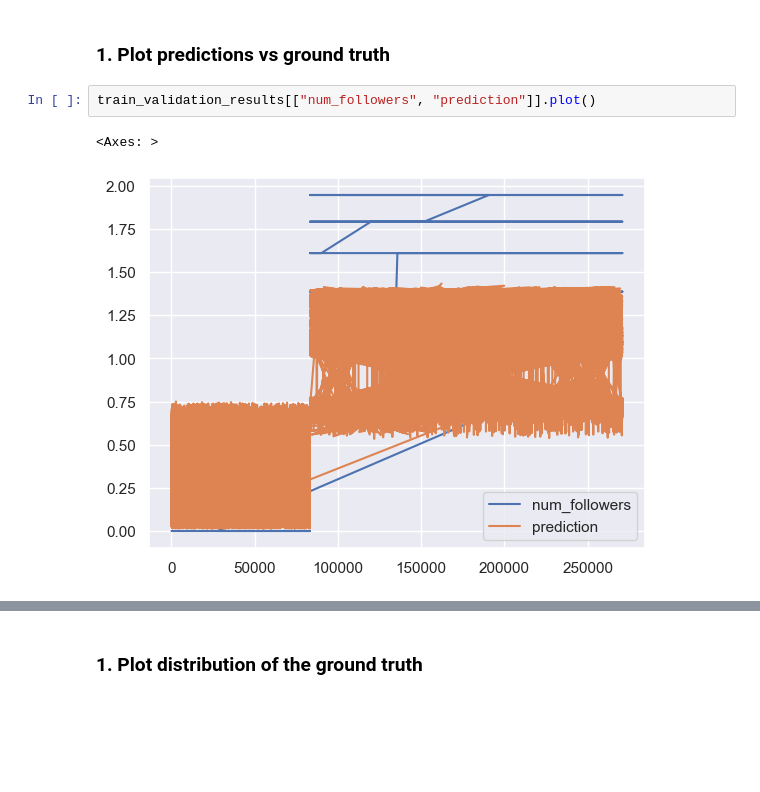
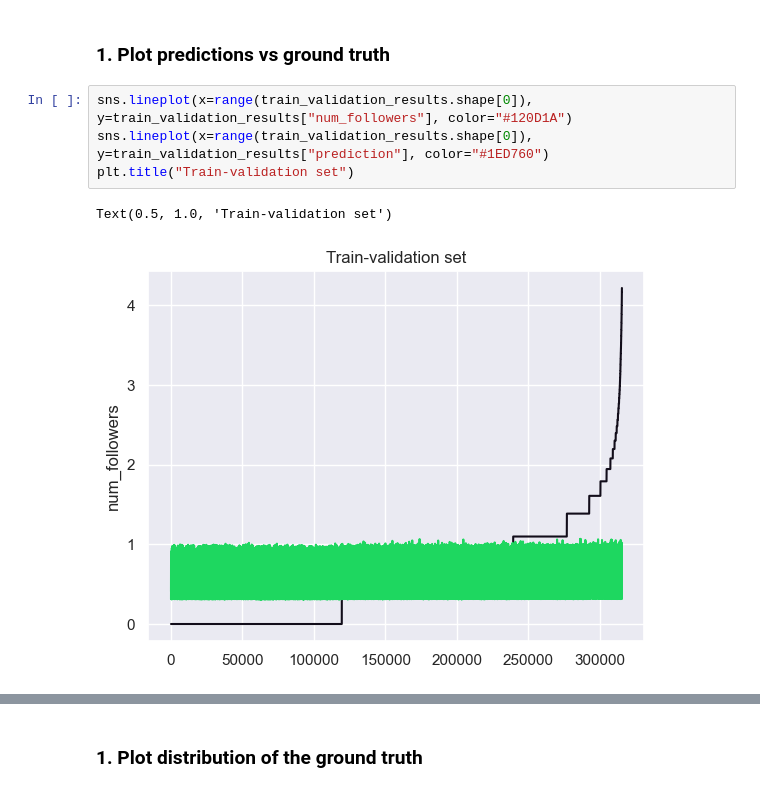
Before and after one commit to Bindila-Bogdan/Decoding-Playlist-Success, a Jupyter notebook: notebooks/results_analysis.ipynb, the cells around one changed output, grey strips where cells are left out. Saved outputs shown, nothing was run; the diff lists cells and outputs as text; blank space fills up the shorter version.

```diff
--- a/notebooks/results_analysis.ipynb
+++ b/notebooks/results_analysis.ipynb
@@ -25,8 +25,10 @@ test_results = pd.read_csv(
 ).sort_values("num_followers")
 # %% [markdown]
 ### 1. Plot predictions vs ground truth
-# %%
-train_validation_results[["num_followers", "prediction"]].plot()
-# %% [output]
-<Axes: >
-[figure, removed]
+# %%
+sns.lineplot(x=range(train_validation_results.shape[0]), y=train_validation_results["num_followers"], color="#120D1A")
+sns.lineplot(x=range(train_validation_results.shape[0]), y=train_validation_results["prediction"], color="#1ED760")
+plt.title("Train-validation set")
+# %% [output]
+Text(0.5, 1.0, 'Train-validation set')
+[figure, added]
```
Also changed, not shown: parts of 13 cells of this notebook, 5 other files.
